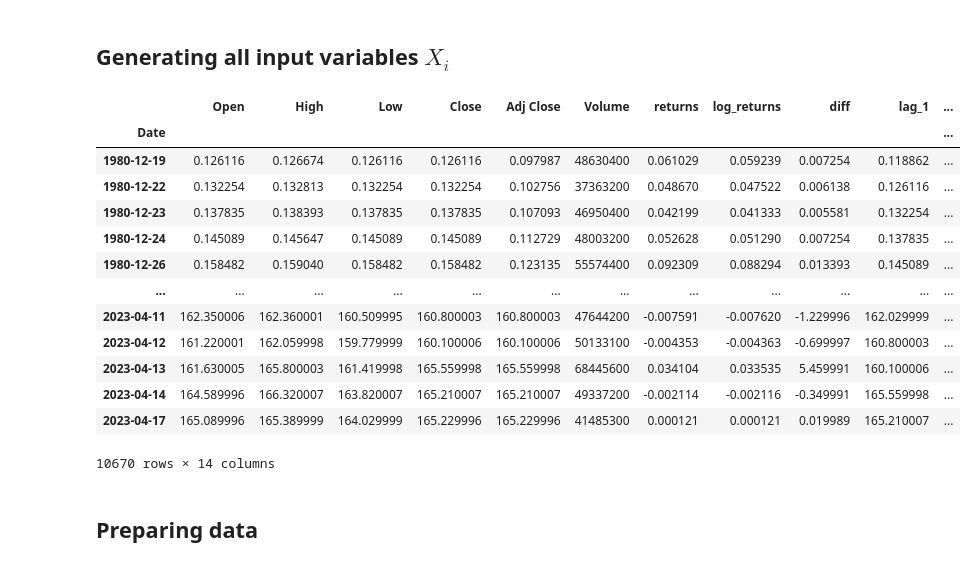
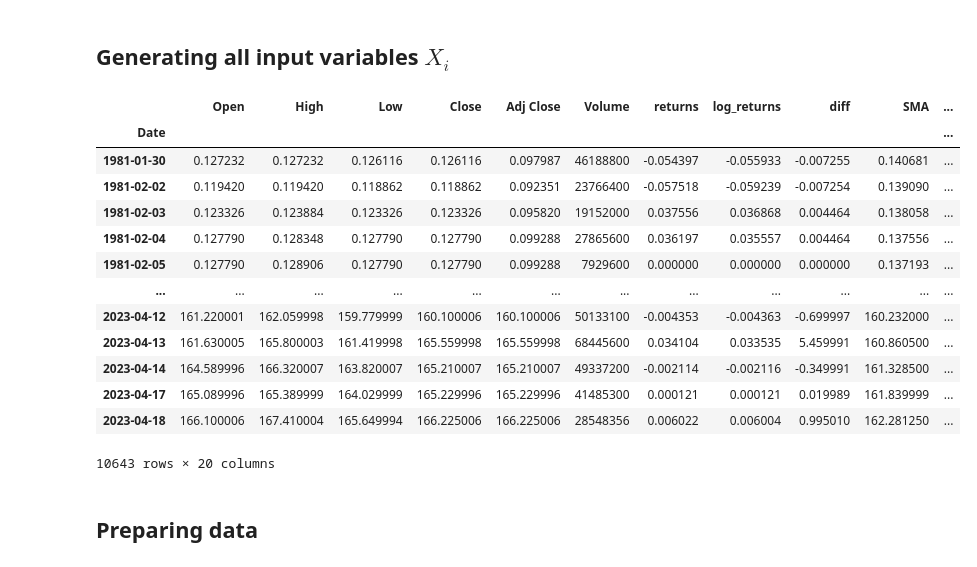
Before and after one commit to ViktorGakis/WebApps, a Jupyter notebook: TimeSeries Analysis/predict.ipynb, the cells around one changed output. Cells and saved outputs as stored; diff of their text form; code cells hidden in the pictures.

```diff
--- a/TimeSeries Analysis/predict.ipynb
+++ b/TimeSeries Analysis/predict.ipynb
@@ -59,56 +59,55 @@ stock = Stock('AAPL')
 ## Generating all input variables $X_i$
 # %%
 class InputVariables:
-    def __init__(self, data: DataFrame, col='Close', n_lags=5) -> None:
+    def __init__(self, data: DataFrame, col="Close") -> None:
         self.data: DataFrame = data
         self.column: str = col
-        self.n_lags: int = n_lags
-
-    def calculate_sma(self) -> None:
-        self.data["SMA15"] = self.data[self.column].rolling(15).mean()
-
-    def calculate_ema(self) -> None:
-        self.data["EWMA5"] = self.data[self.column].ewm(span=5).mean()
 
     def calculate_returns(self) -> None:
-        self.data['returns'] = self.data[self.column].pct_change()
+        self.data["returns"] = self.data[self.column].pct_change()
 
     def calculate_log_returns(self) -> None:
-        self.data['log_returns'] = np.log(self.data[self.column]) - np.log(self.data[self.column].shift(1))
+        self.data["log_returns"] = np.log(self.data[self.column]) - np.log(
+            self.data[self.column].shift(1)
+        )
 
     def calculate_differencing(self) -> None:
-        self.data['diff'] = self.data[self.column].diff()
+        self.data["diff"] = self.data[self.column].diff()
 
-    def create_lag_features(self) -> None:
-        for i in range(1, self.n_lags + 1):
-            self.data[f"lag_{i}"] = self.data[self.column].shift(i)
+    def add_Indicators(self) -> None:
+        indctrs: DataFrame = (
+            TechnicalIndicators(stock.data, stock.symbol)
+            .calculate_all()
+            .drop(stock.data.columns.to_list(), axis=1)
+        )
+        self.data = pd.concat([self.data, indctrs], axis=1)
 
     def generate_all(self) -> DataFrame:
         self.calculate_returns()
         self.calculate_log_returns()
         self.calculate_differencing()
-        self.create_lag_features()
+        self.add_Indicators()
         return self.data.dropna()
 # %%
 # Usage example:
 tv = InputVariables(stock.data)
-all_representations = tv.generate_all()
+all_representations: DataFrame = tv.generate_all()
 all_representations
 # %% [output]
-|  | Open | High | Low | Close | Adj Close | Volume | returns | log_returns | diff | lag_1 | ... |
+|  | Open | High | Low | Close | Adj Close | Volume | returns | log_returns | diff | SMA | ... |
 | Date |  |  |  |  |  |  |  |  |  |  | ... |
-| 1980-12-19 | 0.126116 | 0.126674 | 0.126116 | 0.126116 | 0.097987 | 48630400 | 0.061029 | 0.059239 | 0.007254 | 0.118862 | ... |
-| 1980-12-22 | 0.132254 | 0.132813 | 0.132254 | 0.132254 | 0.102756 | 37363200 | 0.048670 | 0.047522 | 0.006138 | 0.126116 | ... |
-| 1980-12-23 | 0.137835 | 0.138393 | 0.137835 | 0.137835 | 0.107093 | 46950400 | 0.042199 | 0.041333 | 0.005581 | 0.132254 | ... |
-| 1980-12-24 | 0.145089 | 0.145647 | 0.145089 | 0.145089 | 0.112729 | 48003200 | 0.052628 | 0.051290 | 0.007254 | 0.137835 | ... |
-| 1980-12-26 | 0.158482 | 0.159040 | 0.158482 | 0.158482 | 0.123135 | 55574400 | 0.092309 | 0.088294 | 0.013393 | 0.145089 | ... |
+| 1981-01-30 | 0.127232 | 0.127232 | 0.126116 | 0.126116 | 0.097987 | 46188800 | -0.054397 | -0.055933 | -0.007255 | 0.140681 | ... |
+| 1981-02-02 | 0.119420 | 0.119420 | 0.118862 | 0.118862 | 0.092351 | 23766400 | -0.057518 | -0.059239 | -0.007254 | 0.139090 | ... |
+| 1981-02-03 | 0.123326 | 0.123884 | 0.123326 | 0.123326 | 0.095820 | 19152000 | 0.037556 | 0.036868 | 0.004464 | 0.138058 | ... |
+| 1981-02-04 | 0.127790 | 0.128348 | 0.127790 | 0.127790 | 0.099288 | 27865600 | 0.036197 | 0.035557 | 0.004464 | 0.137556 | ... |
+| 1981-02-05 | 0.127790 | 0.128906 | 0.127790 | 0.127790 | 0.099288 | 7929600 | 0.000000 | 0.000000 | 0.000000 | 0.137193 | ... |
 | ... | ... | ... | ... | ... | ... | ... | ... | ... | ... | ... | ... |
-| 2023-04-11 | 162.350006 | 162.360001 | 160.509995 | 160.800003 | 160.800003 | 47644200 | -0.007591 | -0.007620 | -1.229996 | 162.029999 | ... |
-| 2023-04-12 | 161.220001 | 162.059998 | 159.779999 | 160.100006 | 160.100006 | 50133100 | -0.004353 | -0.004363 | -0.699997 | 160.800003 | ... |
-| 2023-04-13 | 161.630005 | 165.800003 | 161.419998 | 165.559998 | 165.559998 | 68445600 | 0.034104 | 0.033535 | 5.459991 | 160.100006 | ... |
-| 2023-04-14 | 164.589996 | 166.320007 | 163.820007 | 165.210007 | 165.210007 | 49337200 | -0.002114 | -0.002116 | -0.349991 | 165.559998 | ... |
-| 2023-04-17 | 165.089996 | 165.389999 | 164.029999 | 165.229996 | 165.229996 | 41485300 | 0.000121 | 0.000121 | 0.019989 | 165.210007 | ... |
+| 2023-04-12 | 161.220001 | 162.059998 | 159.779999 | 160.100006 | 160.100006 | 50133100 | -0.004353 | -0.004363 | -0.699997 | 160.232000 | ... |
+| 2023-04-13 | 161.630005 | 165.800003 | 161.419998 | 165.559998 | 165.559998 | 68445600 | 0.034104 | 0.033535 | 5.459991 | 160.860500 | ... |
+| 2023-04-14 | 164.589996 | 166.320007 | 163.820007 | 165.210007 | 165.210007 | 49337200 | -0.002114 | -0.002116 | -0.349991 | 161.328500 | ... |
+| 2023-04-17 | 165.089996 | 165.389999 | 164.029999 | 165.229996 | 165.229996 | 41485300 | 0.000121 | 0.000121 | 0.019989 | 161.839999 | ... |
+| 2023-04-18 | 166.100006 | 167.410004 | 165.649994 | 166.225006 | 166.225006 | 28548356 | 0.006022 | 0.006004 | 0.995010 | 162.281250 | ... |
-10670 rows × 14 columns
+10643 rows × 20 columns
 # %% [markdown]
 ## Preparing data
 # %%
```
Also changed, not shown: parts of 9 cells of this notebook.
